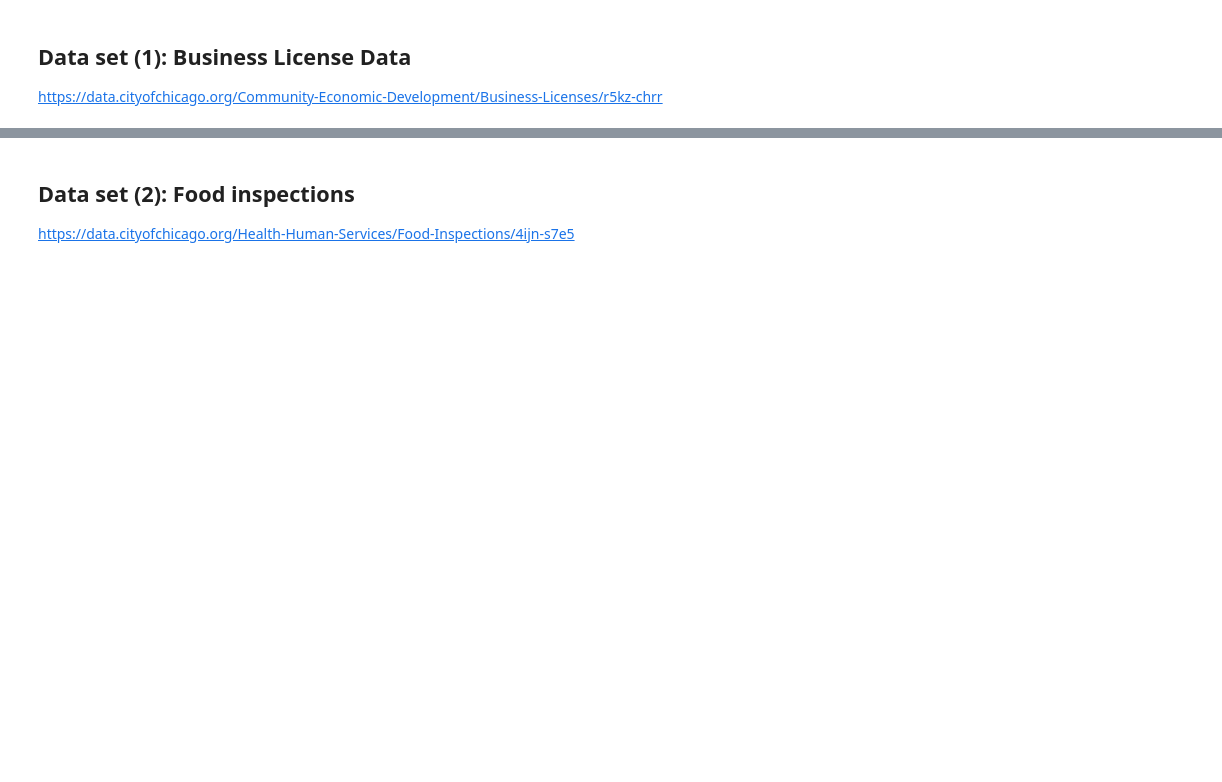
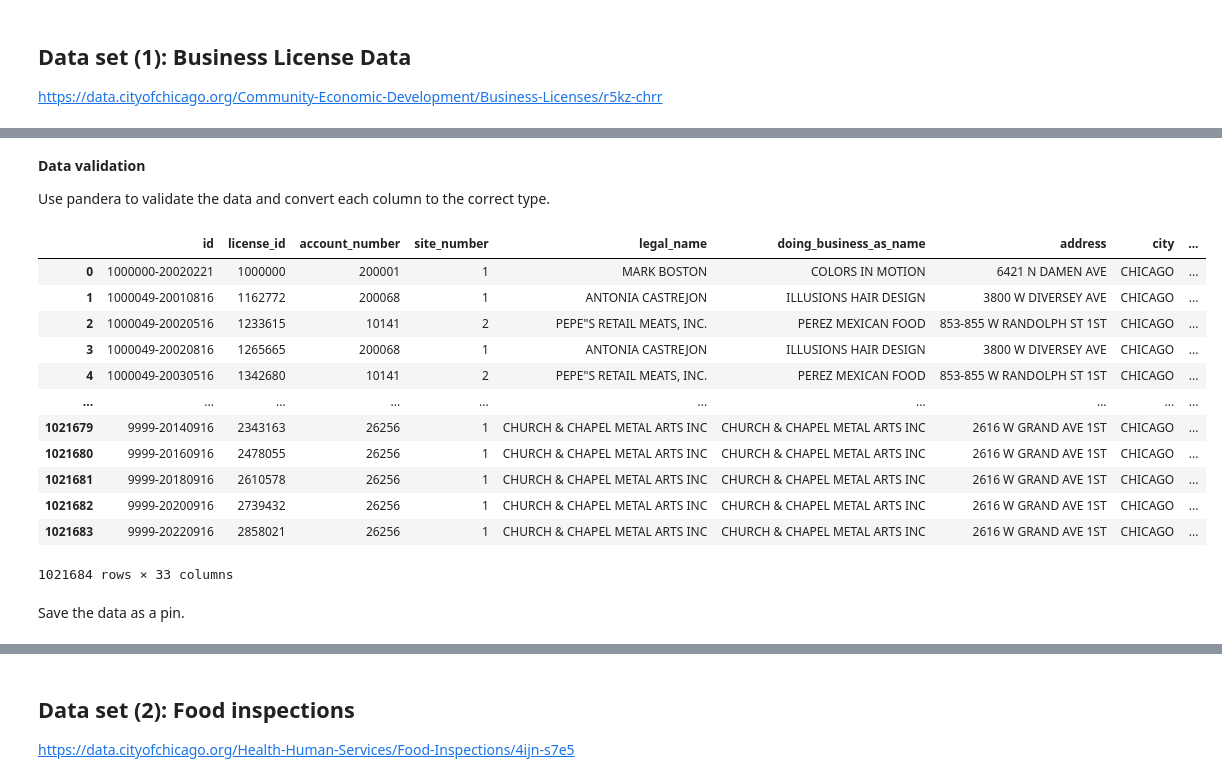
Before and after one commit to posit-conf-2023/ds-workflows-python, a Jupyter notebook: materials/example/02-etl-data-validation/notebook.ipynb, the cells around one changed output, grey strips where cells are left out. Drawn from its saved outputs; the diff is of its cells as text; code cells hidden in the pictures; blank space fills up the shorter version.

```diff
--- a/materials/example/02-etl-data-validation/notebook.ipynb
+++ b/materials/example/02-etl-data-validation/notebook.ipynb
@@ -37,52 +94,69 @@ business_license_tidy = (
+# %% [markdown]
+**Data validation**
+
+Use pandera to validate the data and convert each column to the correct type.
 # %%
 business_license_schema = pa.DataFrameSchema({
     "id": pa.Column(str, coerce=True),
-    "license_id": pa.Column(str, coerce=True, unique=True),
+    "license_id": pa.Column(str, coerce=True, unique=True), # Primary Key
     "account_number": pa.Column(str, coerce=True),
     "site_number": pa.Column(str, coerce=True),
     "legal_name": pa.Column(str, coerce=True),
     "doing_business_as_name": pa.Column(str, coerce=True, nullable=True),
     "address": pa.Column(str, coerce=True),
-    "city": pa.Column(str, coerce=True, nullable=True),
+    "city": pa.Column(str, coerce=True, nullable=True, checks=[
+        pa.Check.eq("CHICAGO")
+    ]),
     "state": pa.Column(str, coerce=True, nullable=True, checks=[
         pa.Check.eq("IL")
     ]),
     "zip_code": pa.Column(str, coerce=True, nullable=True, checks=[
         pa.Check(lambda x: x.str.match(r'^\d{5}$').all())
     ]),
     "ward": pa.Column(str, coerce=True, nullable=True),
     "precinct": pa.Column(str, coerce=True, nullable=True),
     "ward_precinct": pa.Column(str, coerce=True, nullable=True),
     "police_district": pa.Column(pa.Category, coerce=True, nullable=True),
     "license_code": pa.Column(pa.Category, coerce=True),
     "license_description": pa.Column(str, coerce=True),
     "business_activity_id": pa.Column(str, coerce=True, nullable=True),
     "business_activity": pa.Column(pa.Category, coerce=True, nullable=True),
     "license_number": pa.Column(str, coerce=True),
     "application_type": pa.Column(pa.Category, coerce=True),
     "application_created_date": pa.Column(str, coerce=True, nullable=True),
-    "application_requirements_complete": pa.Column(pa.DateTime, coerce=True),
-    "payment_date": pa.Column(pa.DateTime, coerce=True),
-    "conditional_approval": pa.Column(str, coerce=True),
-    "license_start_date": pa.Column(pa.DateTime, coerce=True),
-    "expiration_date": pa.Column(pa.DateTime, coerce=True),
-    "license_approved_for_issuance": pa.Column(str, coerce=True),
+    "application_requirements_complete": pa.Column(pa.DateTime, coerce=True, nullable=True),
+    "payment_date": pa.Column(pa.DateTime, coerce=True, nullable=True),
+    "conditional_approval": pa.Column(bool, coerce=True),
+    "license_start_date": pa.Column(pa.DateTime, coerce=True, nullable=True),
+    "expiration_date": pa.Column(pa.DateTime, coerce=True, nullable=True),
+    "license_approved_for_issuance": pa.Column(pa.DateTime, coerce=True, nullable=True),
     "date_issued": pa.Column(pa.DateTime, coerce=True),
     "license_status": pa.Column(pa.Category, coerce=True),
     "license_status_change_date": pa.Column(pa.DateTime, coerce=True, nullable=True),
     "ssa": pa.Column(str, coerce=True, nullable=True),
     "latitude": pa.Column(pa.Float, coerce=True, nullable=True, checks=[
         pa.Check.between(38, 44)
     ]),
     "longitude": pa.Column(pa.Float, coerce=True, nullable=True, checks=[
         pa.Check.between(-89, -84)
     ]),
-    "location": pa.Column(str, coerce=True),
 })
 
 
 
 business_license_validated = business_license_schema.validate(business_license_tidy)
-
-# print(business_license_validated.info())
-# business_license_validated
+business_license_validated
+# %% [output]
+|  | id | license_id | account_number | site_number | legal_name | doing_business_as_name | address | city | ... |
+| 0 | 1000000-20020221 | 1000000 | 200001 | 1 | MARK BOSTON | COLORS IN MOTION | 6421 N DAMEN AVE | CHICAGO | ... |
+| 1 | 1000049-20010816 | 1162772 | 200068 | 1 | ANTONIA CASTREJON | ILLUSIONS HAIR DESIGN | 3800 W DIVERSEY AVE | CHICAGO | ... |
+| 2 | 1000049-20020516 | 1233615 | 10141 | 2 | PEPE"S RETAIL MEATS, INC. | PEREZ MEXICAN FOOD | 853-855 W RANDOLPH ST 1ST | CHICAGO | ... |
+| 3 | 1000049-20020816 | 1265665 | 200068 | 1 | ANTONIA CASTREJON | ILLUSIONS HAIR DESIGN | 3800 W DIVERSEY AVE | CHICAGO | ... |
+| 4 | 1000049-20030516 | 1342680 | 10141 | 2 | PEPE"S RETAIL MEATS, INC. | PEREZ MEXICAN FOOD | 853-855 W RANDOLPH ST 1ST | CHICAGO | ... |
+| ... | ... | ... | ... | ... | ... | ... | ... | ... | ... |
+| 1021679 | 9999-20140916 | 2343163 | 26256 | 1 | CHURCH & CHAPEL METAL ARTS INC | CHURCH & CHAPEL METAL ARTS INC | 2616 W GRAND AVE 1ST | CHICAGO | ... |
+| 1021680 | 9999-20160916 | 2478055 | 26256 | 1 | CHURCH & CHAPEL METAL ARTS INC | CHURCH & CHAPEL METAL ARTS INC | 2616 W GRAND AVE 1ST | CHICAGO | ... |
+| 1021681 | 9999-20180916 | 2610578 | 26256 | 1 | CHURCH & CHAPEL METAL ARTS INC | CHURCH & CHAPEL METAL ARTS INC | 2616 W GRAND AVE 1ST | CHICAGO | ... |
+| 1021682 | 9999-20200916 | 2739432 | 26256 | 1 | CHURCH & CHAPEL METAL ARTS INC | CHURCH & CHAPEL METAL ARTS INC | 2616 W GRAND AVE 1ST | CHICAGO | ... |
+| 1021683 | 9999-20220916 | 2858021 | 26256 | 1 | CHURCH & CHAPEL METAL ARTS INC | CHURCH & CHAPEL METAL ARTS INC | 2616 W GRAND AVE 1ST | CHICAGO | ... |
+1021684 rows × 33 columns
@@ -93,3 +163,5 @@ business_license_raw[business_license_raw["id"] == "1000929-20021116"]
+# %% [markdown]
+Save the data as a pin.
 # %%
 # Pin the data to Connect
 pin_name = f"{user_name}/chicago-business-license-data-validated"
```
Also changed, not shown: parts of 21 cells of this notebook, 1 other file.
